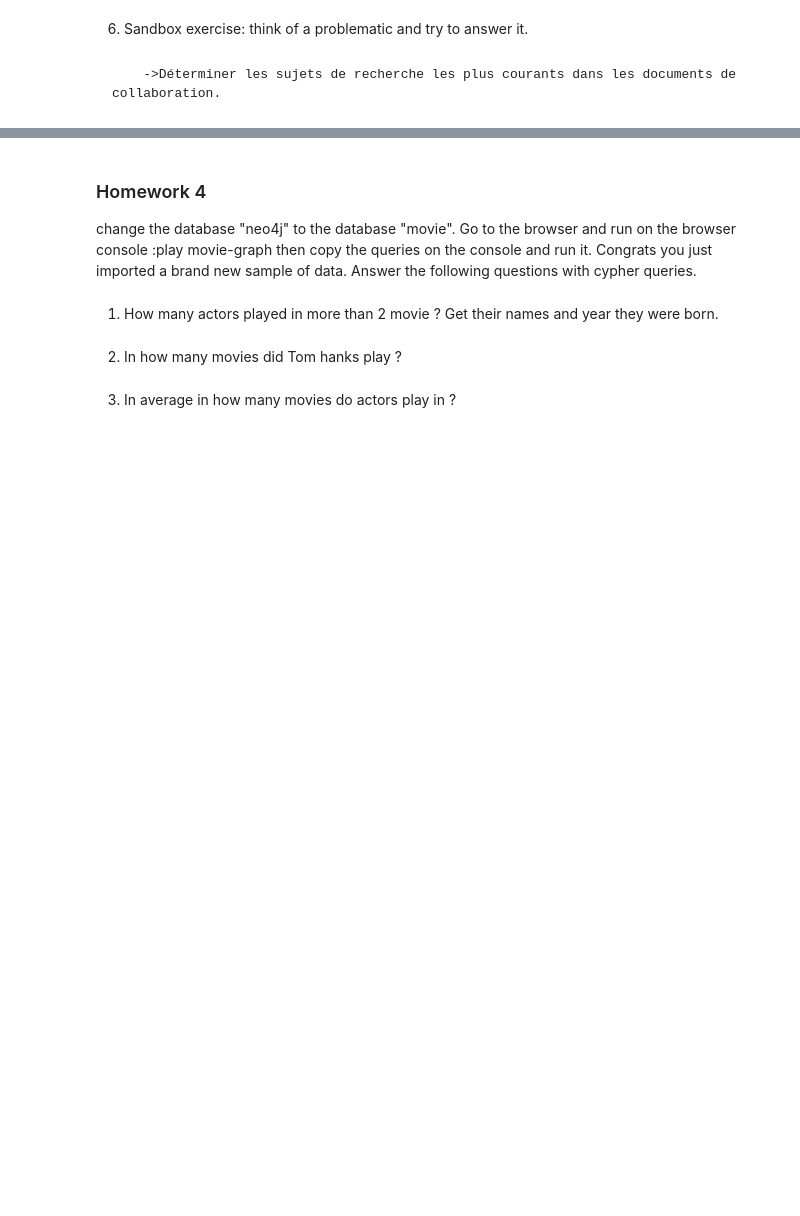
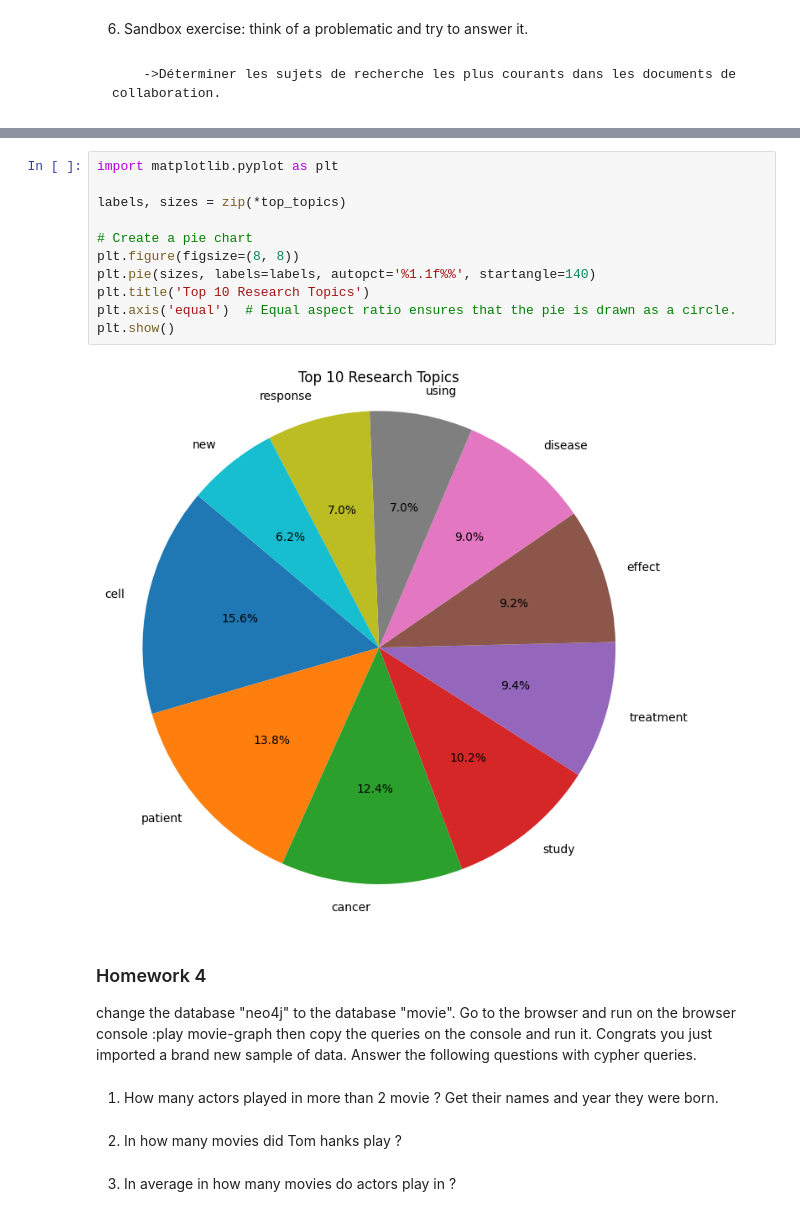
Before and after one commit to valentinb67/ExercicesNoSQL, a Jupyter notebook: EXERCICES/EX-Chap4.ipynb, the cells around one changed output, grey strips where cells are left out. Cells and saved outputs as stored; diff of their text form; blank space fills up the shorter version.

```diff
--- a/EXERCICES/EX-Chap4.ipynb
+++ b/EXERCICES/EX-Chap4.ipynb
@@ -452,3 +525,16 @@ graph.run(query).to_data_frame()
+# %%
+import matplotlib.pyplot as plt
+
+labels, sizes = zip(*top_topics)
+
+# Create a pie chart
+plt.figure(figsize=(8, 8))
+plt.pie(sizes, labels=labels, autopct='%1.1f%%', startangle=140)
+plt.title('Top 10 Research Topics')
+plt.axis('equal')  # Equal aspect ratio ensures that the pie is drawn as a circle.
+plt.show()
+# %% [output]
+[figure, added]
 # %% [markdown]
 ### Homework 4
 
```
Also changed, not shown: parts of 38 cells of this notebook, 1 other file.
